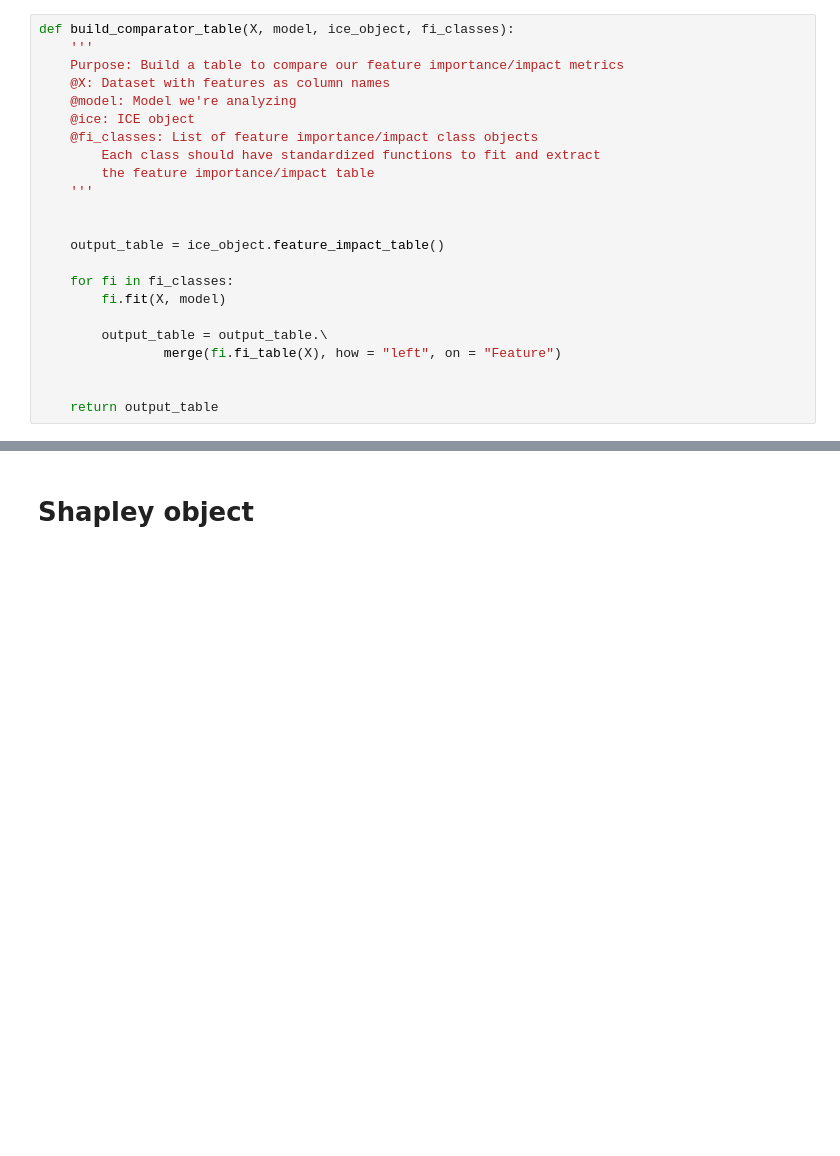
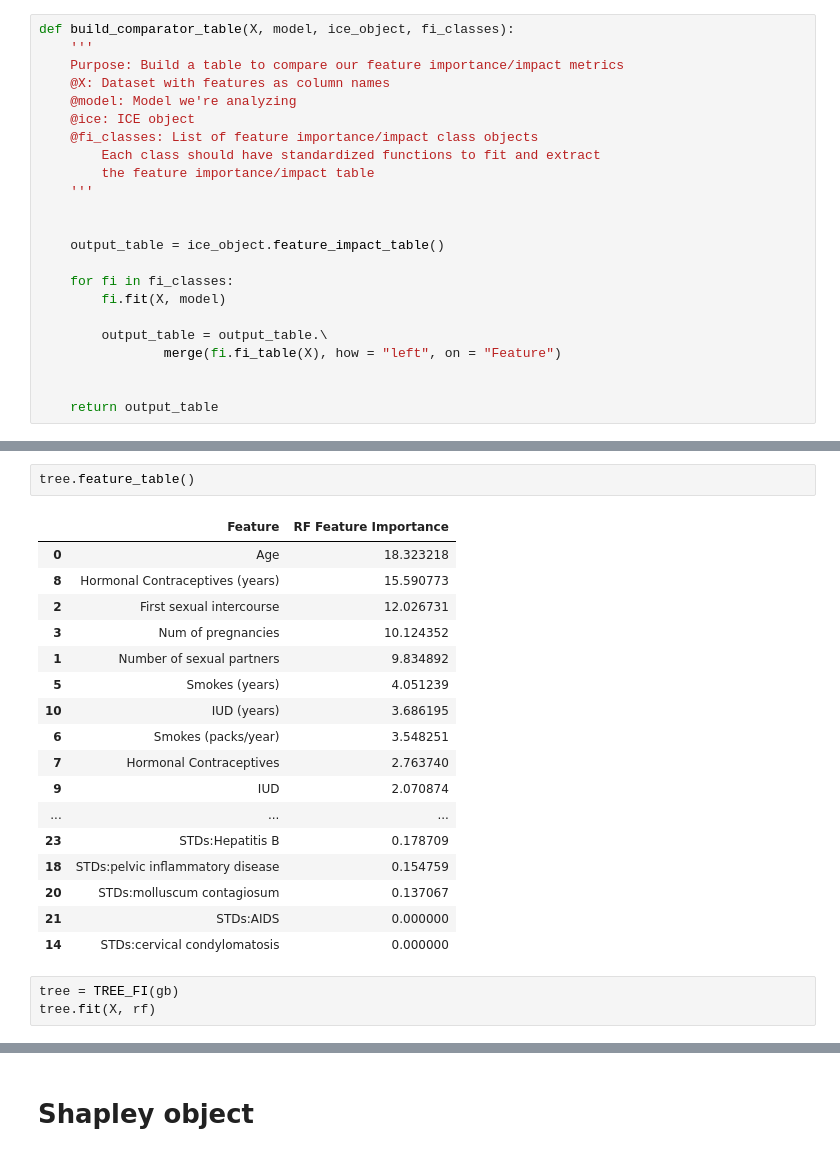
Before and after one commit to mixerupper/ice_feature_impact, a Jupyter notebook: notebooks/01-replication/03a-comparator.ipynb, the cells around one changed output, grey strips where cells are left out. Cells and saved outputs as stored; diff of their text form; blank space fills up the shorter version.

```diff
--- a/notebooks/01-replication/03a-comparator.ipynb
+++ b/notebooks/01-replication/03a-comparator.ipynb
@@ -119,0 +229,23 @@ def build_comparator_table(X, model, ice_object, fi_classes):
+# %%
+tree.feature_table()
+# %% [output]
+|  | Feature | RF Feature Importance |
+| 0 | Age | 18.323218 |
+| 8 | Hormonal Contraceptives (years) | 15.590773 |
+| 2 | First sexual intercourse | 12.026731 |
+| 3 | Num of pregnancies | 10.124352 |
+| 1 | Number of sexual partners | 9.834892 |
+| 5 | Smokes (years) | 4.051239 |
+| 10 | IUD (years) | 3.686195 |
+| 6 | Smokes (packs/year) | 3.548251 |
+| 7 | Hormonal Contraceptives | 2.763740 |
+| 9 | IUD | 2.070874 |
+| ... | ... | ... |
+| 23 | STDs:Hepatitis B | 0.178709 |
+| 18 | STDs:pelvic inflammatory disease | 0.154759 |
+| 20 | STDs:molluscum contagiosum | 0.137067 |
+| 21 | STDs:AIDS | 0.000000 |
+| 14 | STDs:cervical condylomatosis | 0.000000 |
+# %%
+tree = TREE_FI(gb)
+tree.fit(X, rf)
```
Also changed, not shown: parts of 10 cells of this notebook.
